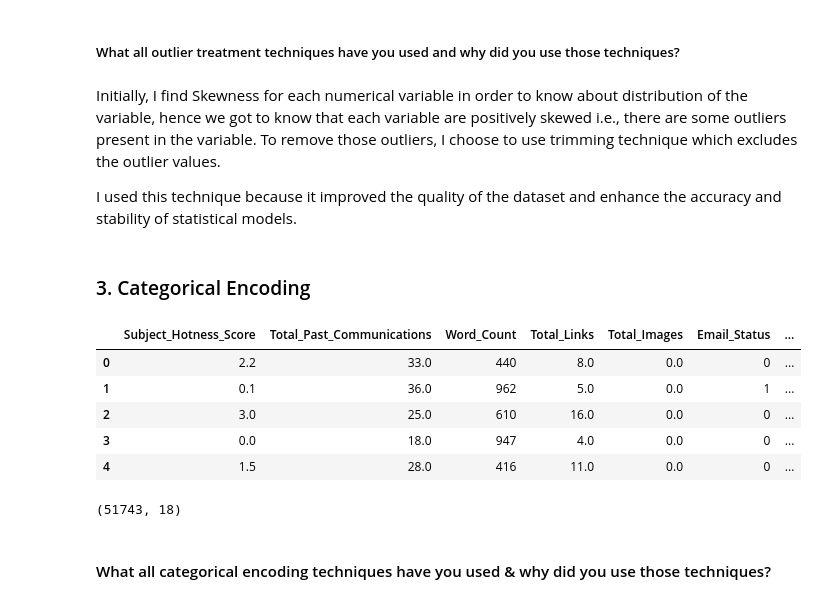
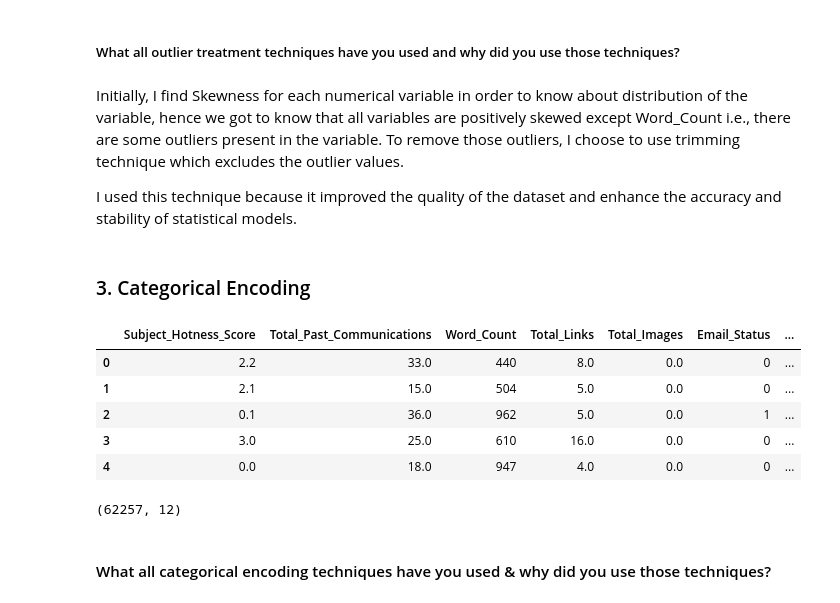
Before and after one commit to Shreya-data/Email-Campaign-Effectiveness-prediction, a Jupyter notebook: Untitled.ipynb, the cells around one changed output. Saved outputs shown, nothing was run; the diff lists cells and outputs as text; code cells hidden in the pictures.

```diff
--- a/Untitled.ipynb
+++ b/Untitled.ipynb
@@ -701,9 +701,9 @@ when the percentage of missing data is high, then we remove the data.
 # %%
-dataset2=dataset.dropna(subset=['Customer_Location'])
+dataset2=dataset.drop(columns=['Customer_Location'])
 # %%
 #checking distribution of other null value to find correct way to impute
 for cat in ['Total_Past_Communications','Total_Links','Total_Images']:
-  sns.distplot(x=dataset2[cat], hist= True);
+  sns.distplot(dataset2[cat], hist= True);
   feature = dataset2[cat]
   plt.axvline(feature.mean(), color='#ff033e', linestyle='dashed', linewidth=1,label= 'mean');  #red
   plt.axvline(feature.median(), color='#A020F0', linestyle='dashed', linewidth=1,label='median'); #cyan
@@ -820,25 +819,27 @@ number of rows are 51743 before removal of outliers
 # %% [markdown]
 ##### What all outlier treatment techniques have you used and why did you use those techniques?
 # %% [markdown]
-Initially, I find Skewness for each numerical variable in order to know about distribution of the variable, hence we got to know that each variable are positively skewed i.e., there are some outliers present in the variable. To remove those outliers, I choose to use trimming technique which excludes the outlier values.
+Initially, I find Skewness for each numerical variable in order to know about distribution of the variable, hence we got to know that all variables are positively skewed except Word_Count i.e., there are some outliers present in the variable. To remove those outliers, I choose to use trimming technique which excludes the outlier values.
 
 I used this technique because it improved the quality of the dataset and enhance the accuracy and stability of statistical models.
 # %% [markdown]
 ### 3. Categorical Encoding
+# %%
+cat_features= set(cat_feature)-{'Customer_Location'}
 # %%
-dataset4=pd.get_dummies(dataset3, columns=cat_feature, drop_first=True).reset_index().drop(columns=["index"])
+dataset4=pd.get_dummies(dataset3, columns=cat_features, drop_first=True).reset_index().drop(columns=["index"])
 dataset4.head()
 # %% [output]
 |  | Subject_Hotness_Score | Total_Past_Communications | Word_Count | Total_Links | Total_Images | Email_Status | ... |
 | 0 | 2.2 | 33.0 | 440 | 8.0 | 0.0 | 0 | ... |
-| 1 | 0.1 | 36.0 | 962 | 5.0 | 0.0 | 1 | ... |
-| 2 | 3.0 | 25.0 | 610 | 16.0 | 0.0 | 0 | ... |
-| 3 | 0.0 | 18.0 | 947 | 4.0 | 0.0 | 0 | ... |
-| 4 | 1.5 | 28.0 | 416 | 11.0 | 0.0 | 0 | ... |
+| 1 | 2.1 | 15.0 | 504 | 5.0 | 0.0 | 0 | ... |
+| 2 | 0.1 | 36.0 | 962 | 5.0 | 0.0 | 1 | ... |
+| 3 | 3.0 | 25.0 | 610 | 16.0 | 0.0 | 0 | ... |
+| 4 | 0.0 | 18.0 | 947 | 4.0 | 0.0 | 0 | ... |
 # %%
 dataset4.shape
 # %% [output]
-(51743, 18)
+(62257, 12)
 # %% [markdown]
 #### What all categorical encoding techniques have you used & why did you use those techniques?
 # %% [markdown]
```
Also changed, not shown: parts of 82 cells of this notebook.
